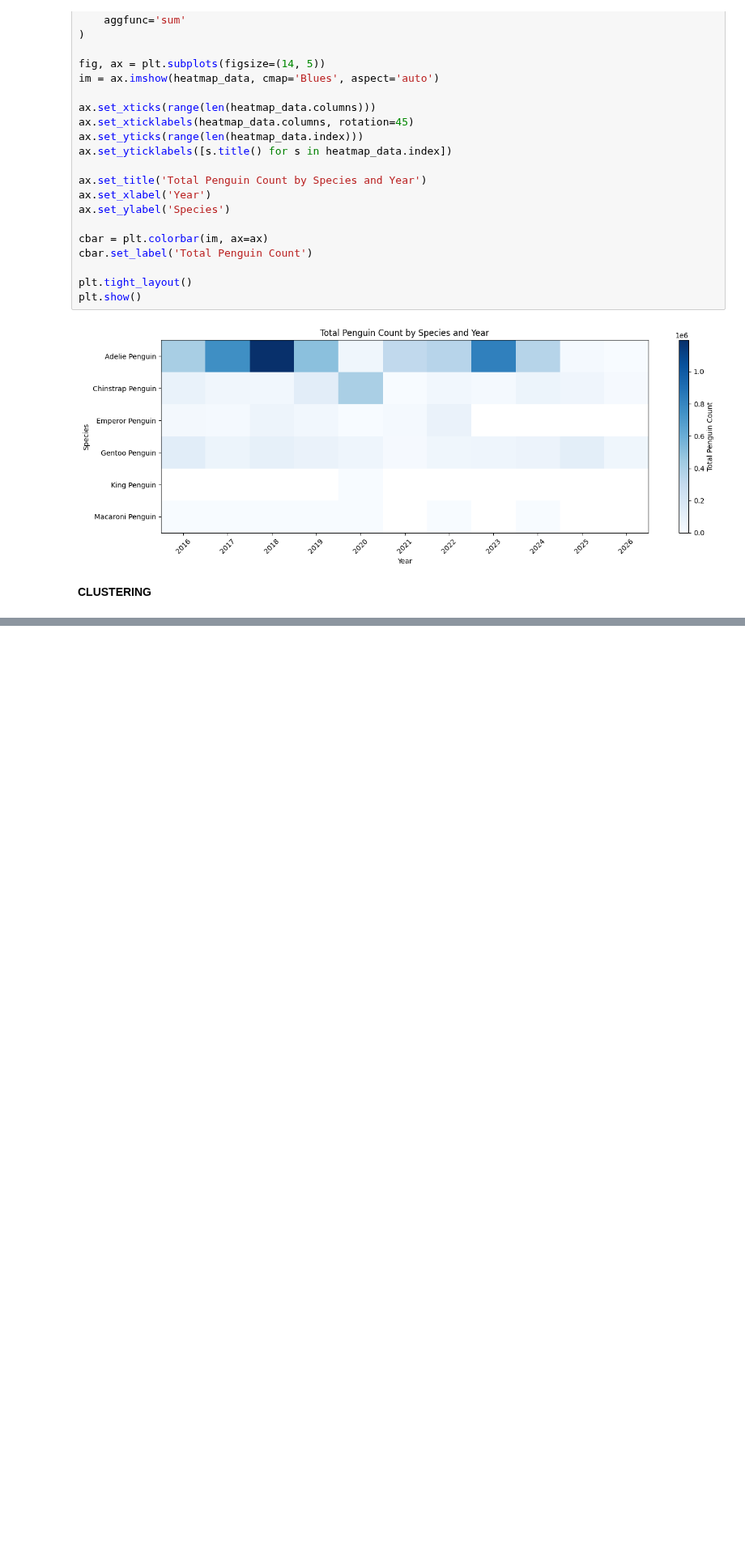
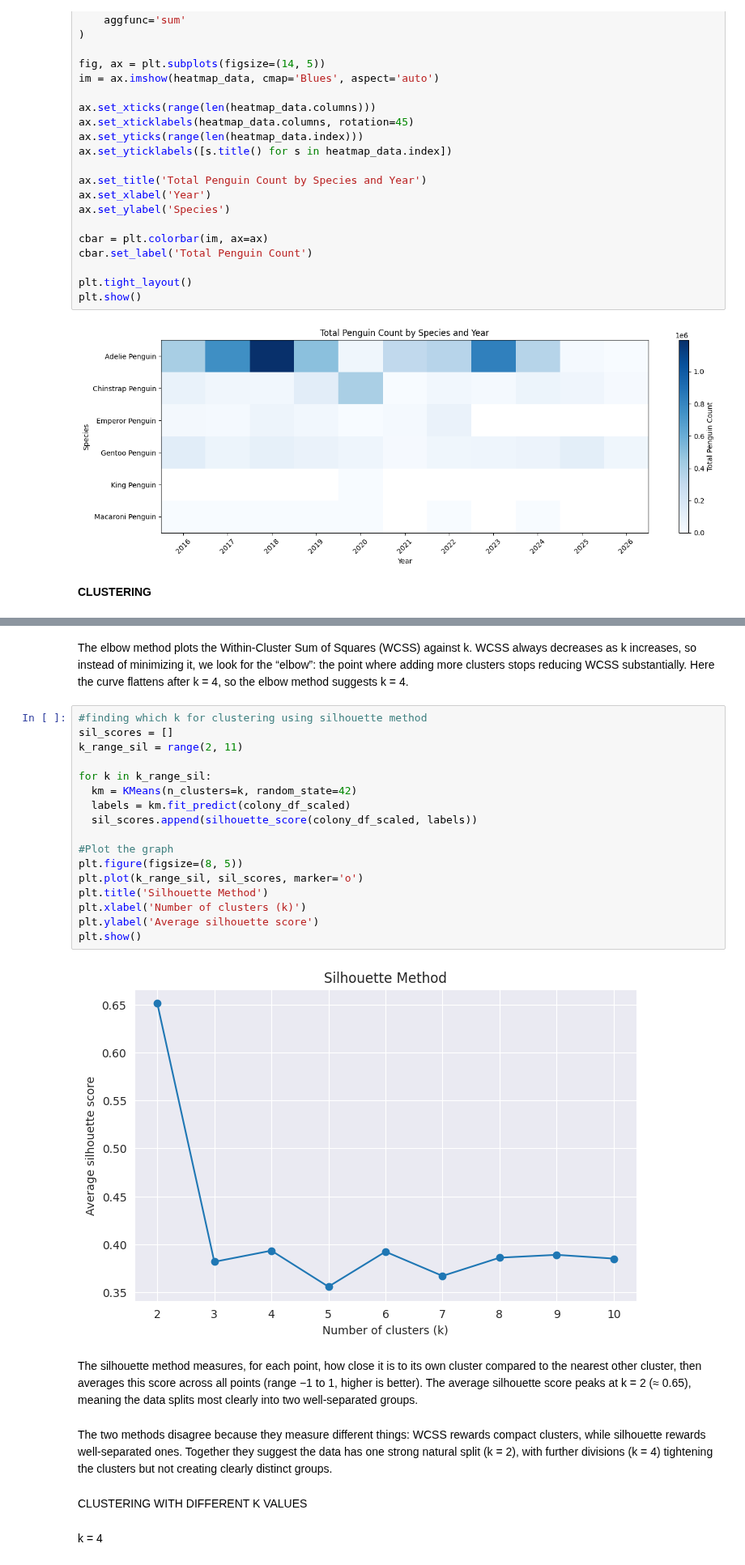
Before and after one commit to lktran1105/lktran1105.github.io, a Jupyter notebook: MLDS_project.ipynb, the cells around one changed output, grey strips where cells are left out. Shown at 81% size. Saved outputs shown, nothing was run; the diff lists cells and outputs as text; blank space fills up the shorter version.

```diff
--- a/MLDS_project.ipynb
+++ b/MLDS_project.ipynb
@@ -492,0 +601,29 @@ clean_data = pd.read_csv("/content/Penguin data.csv", index_col = 0)
+# %% [markdown]
+The elbow method plots the Within-Cluster Sum of Squares (WCSS) against k. WCSS always decreases as k increases, so instead of minimizing it, we look for the “elbow”: the point where adding more clusters stops reducing WCSS substantially. Here the curve flattens after k = 4, so the elbow method suggests k = 4.
+# %%
+#finding which k for clustering using silhouette method
+sil_scores = []
+k_range_sil = range(2, 11)
+
+for k in k_range_sil:
+  km = KMeans(n_clusters=k, random_state=42)
+  labels = km.fit_predict(colony_df_scaled)
+  sil_scores.append(silhouette_score(colony_df_scaled, labels))
+
+#Plot the graph
+plt.figure(figsize=(8, 5))
+plt.plot(k_range_sil, sil_scores, marker='o')
+plt.title('Silhouette Method')
+plt.xlabel('Number of clusters (k)')
+plt.ylabel('Average silhouette score')
+plt.show()
+# %% [output]
+[figure, added]
+# %% [markdown]
+The silhouette method measures, for each point, how close it is to its own cluster compared to the nearest other cluster, then averages this score across all points (range −1 to 1, higher is better). The average silhouette score peaks at k = 2 (≈ 0.65), meaning the data splits most clearly into two well-separated groups.
+# %% [markdown]
+The two methods disagree because they measure different things: WCSS rewards compact clusters, while silhouette rewards well-separated ones. Together they suggest the data has one strong natural split (k = 2), with further divisions (k = 4) tightening the clusters but not creating clearly distinct groups.
+# %% [markdown]
+CLUSTERING WITH DIFFERENT K VALUES
+# %% [markdown]
+k = 4
```
Also changed, not shown: parts of 14 cells of this notebook.
